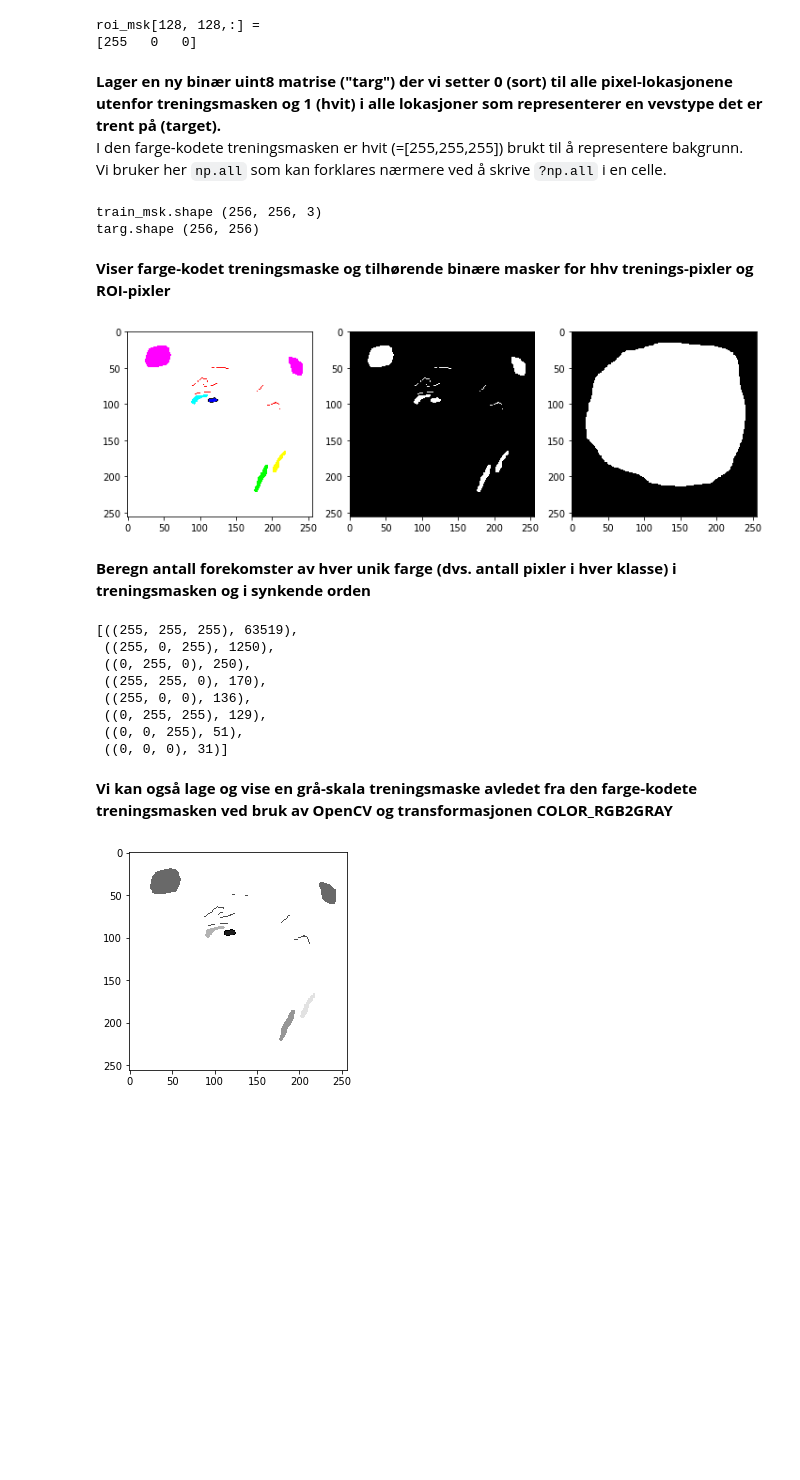
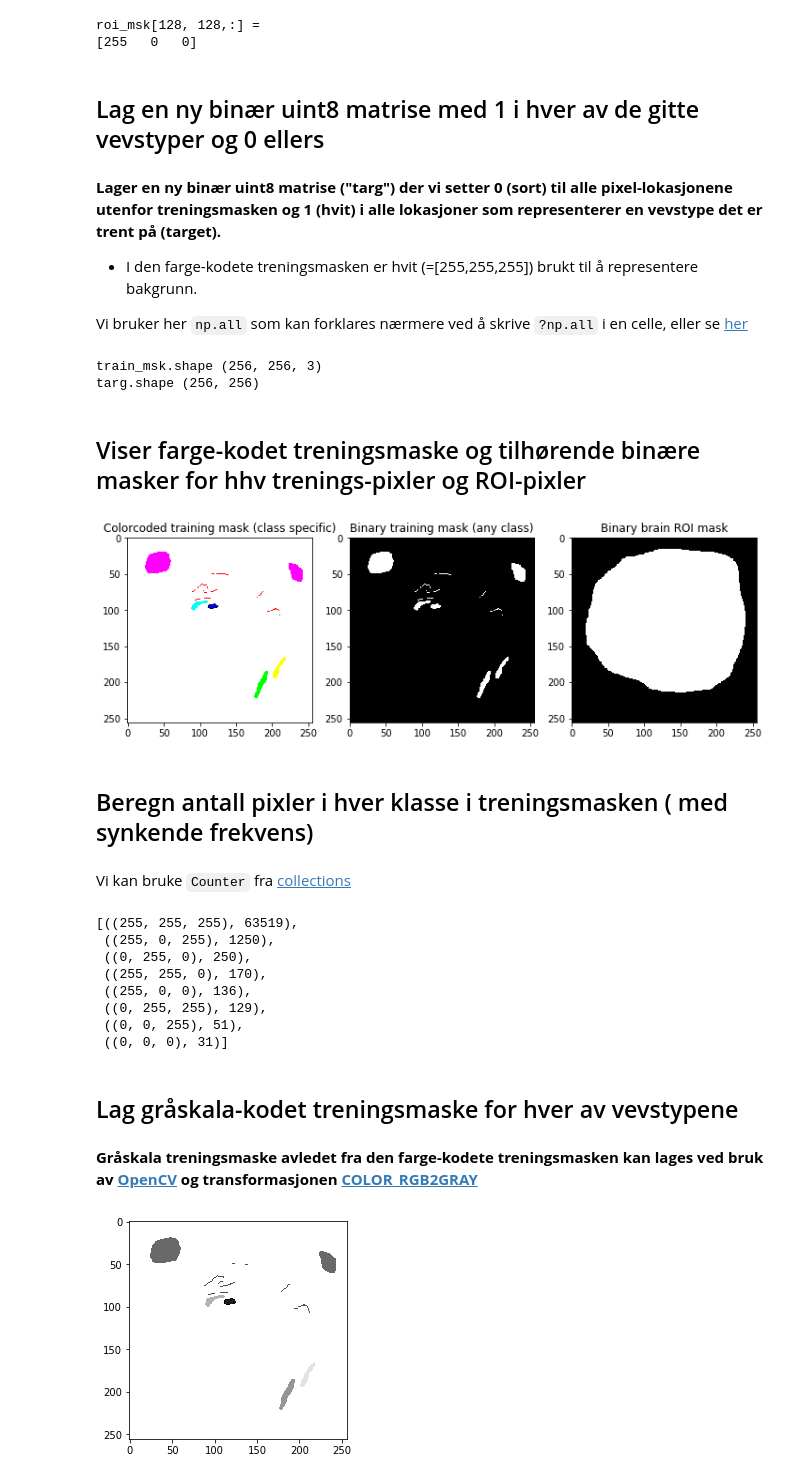
Before and after one commit to arvidl/elmed219-brainage, a Jupyter notebook: nbs/ELMED219-Lab2-Del2c-MRI-SNR-CNR.ipynb, the cells around one changed output. Cells and saved outputs as stored; diff of their text form; code cells hidden in the pictures; blank space fills up the shorter version.

```diff
--- a/nbs/ELMED219-Lab2-Del2c-MRI-SNR-CNR.ipynb
+++ b/nbs/ELMED219-Lab2-Del2c-MRI-SNR-CNR.ipynb
@@ -82,0 +104,4 @@ nibabel: 3.0.0
+# %%
+mytestdata = '../testdata'
+chn_names = ['FLASH', 'DESS', 'FISP', 'PSIF']
+class_names = ['air', 'gm', 'wm', 'csf', 'mus', 'fat']
@@ -201,4 +245,4 @@ plt.show()
 # %%
-fn_train = '%s/flash_060_training_mask_6cla.png' % (mydata)
-fn_roi = '%s/flash_060_brain_mask.png' % (mydata)
+fn_train = '%s/flash_060_training_mask_6cla.png' % (mytestdata)
+fn_roi = '%s/flash_060_brain_mask.png' % (mytestdata)
 # %% [markdown]
@@ -251,8 +296,12 @@ print('roi_msk[%d, %d,:] =' % (row, col)); print(v)
 # %% [output]
 roi_msk[128, 128,:] =
 [255   0   0]
+# %% [markdown]
+## Lag en ny binær uint8 matrise med 1 i hver av de gitte vevstyper og 0 ellers
 # %% [markdown]
 **Lager en ny binær uint8 matrise ("targ") der vi setter 0 (sort) til alle pixel-lokasjonene utenfor treningsmasken og 1 (hvit) i alle lokasjoner som representerer en vevstype det er trent på (target).**<br>
-I den farge-kodete treningsmasken er hvit (=[255,255,255]) brukt til å representere bakgrunn.<br>
-Vi bruker her `np.all` som kan forklares nærmere ved å skrive `?np.all` i en celle.
+
+- I den farge-kodete treningsmasken er hvit (=[255,255,255]) brukt til å representere bakgrunn.<br>
+
+Vi bruker her `np.all` som kan forklares nærmere ved å skrive `?np.all` i en celle, eller se [her](https://docs.scipy.org/doc/numpy/reference/generated/numpy.all.html)
 # %%
@@ -266,21 +315,26 @@ print('targ.shape', targ.shape)
 train_msk.shape (256, 256, 3)
 targ.shape (256, 256)
 # %% [markdown]
-**Viser farge-kodet treningsmaske og tilhørende binære masker for hhv trenings-pixler og ROI-pixler**
+## Viser farge-kodet treningsmaske og tilhørende binære masker for hhv trenings-pixler og ROI-pixler
 # %%
 %matplotlib inline
 fig = plt.figure(figsize = [12, 7])
 plt.subplot(1,3,1)
 plt.imshow(train_msk)
+plt.title("Colorcoded training mask (class specific)")
 plt.subplot(1,3,2)
 plt.imshow(targ,cmap='gray')
+plt.title("Binary training mask (any class)")
 plt.subplot(1,3,3)
 plt.imshow(targ_roi, cmap='gray')
+plt.title("Binary brain ROI mask")
 plt.show()
 # %% [output]
-[figure, old version]
+[figure, new version]
 # %% [markdown]
-**Beregn antall forekomster av hver unik farge (dvs. antall pixler i hver klasse) i treningsmasken og i synkende orden**
+## Beregn antall pixler i hver klasse i treningsmasken ( med synkende frekvens)
+# %% [markdown]
+Vi kan bruke `Counter` fra [collections](https://docs.python.org/2/library/collections.html)
 # %%
 from collections import Counter
 Counter([tuple(colors) for i in train_msk for colors in i]).most_common()
@@ -293,8 +347,10 @@ Counter([tuple(colors) for i in train_msk for colors in i]).most_common()
  ((0, 255, 255), 129),
  ((0, 0, 255), 51),
  ((0, 0, 0), 31)]
+# %% [markdown]
+## Lag gråskala-kodet treningsmaske for hver av vevstypene
 # %% [markdown]
-**Vi kan også lage og vise en grå-skala treningsmaske avledet fra den farge-kodete treningsmasken ved bruk av OpenCV og transformasjonen COLOR_RGB2GRAY**
+**Gråskala treningsmaske avledet fra den farge-kodete treningsmasken kan lages ved bruk av [OpenCV](https://docs.opencv.org) og transformasjonen [COLOR_RGB2GRAY](https://programtalk.com/python-examples/cv2.COLOR_RGB2GRAY)**
 # %%
 %matplotlib inline
 train_msk_grey = cv2.cvtColor(train_msk, cv2.COLOR_RGB2GRAY)
```
Also changed, not shown: parts of 104 cells of this notebook, 15 other files.
